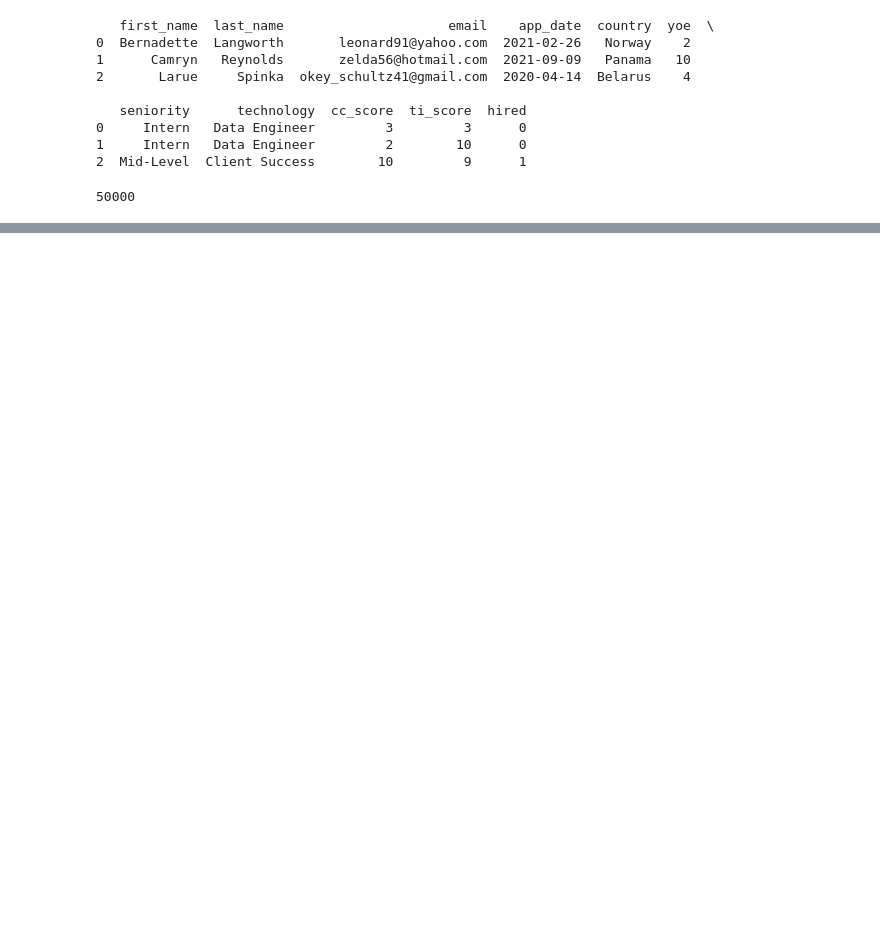
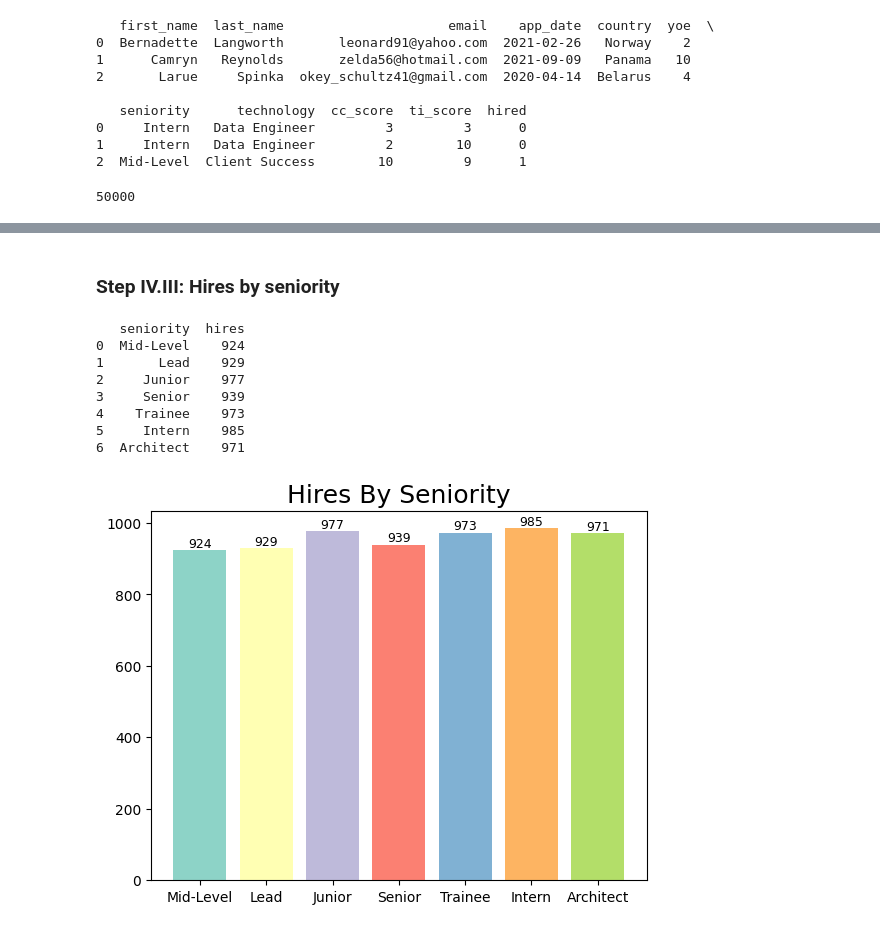
Before and after one commit to YOANGELICA/python_data_engineer_challenge, a Jupyter notebook: script.ipynb, the cells around one changed output, grey strips where cells are left out. Saved outputs shown, nothing was run; the diff lists cells and outputs as text; code cells hidden in the pictures; blank space fills up the shorter version.

```diff
--- a/script.ipynb
+++ b/script.ipynb
@@ -96,0 +184,40 @@ df.to_sql(con=engine,name=Candidate.__tablename__, if_exists='append', index=Fal
+# %% [markdown]
+### Step IV.III: Hires by seniority
+# %%
+Session = sessionmaker(bind=engine) # clase sesión -> ("puente" entre la conexión y los modelos)
+session = Session()
+
+# SELECT seniority, COUNT(*) AS hires FROM candidates WHERE hired = 1 GROUP BY seniority;
+
+hires_by_seniority = session.query(Candidate.seniority, func.count(Candidate.id).label('hires'))\
+    .filter(Candidate.hired == 1)\
+    .group_by(Candidate.seniority)\
+    .all()
+
+session.close()
+
+# VISUALIZATION
+
+# turninig into a df
+df = pd.DataFrame(hires_by_seniority)
+print(df)
+
+# plotting
+colormap = plt.colormaps.get_cmap('Set3')
+fig, ax = plt.subplots()
+
+plot = ax.bar(df['seniority'], df['hires'], color=colormap.colors)
+ax.bar_label(plot, labels=df['hires'], label_type='edge', fontsize=9)
+
+plt.title('Hires By Seniority', fontsize=18)
+plt.show()
+# %% [output]
+   seniority  hires
+0  Mid-Level    924
+1       Lead    929
+2     Junior    977
+3     Senior    939
+4    Trainee    973
+5     Intern    985
+6  Architect    971
+[figure, added]
```
Also changed, not shown: parts of 12 cells of this notebook, 1 other file.
